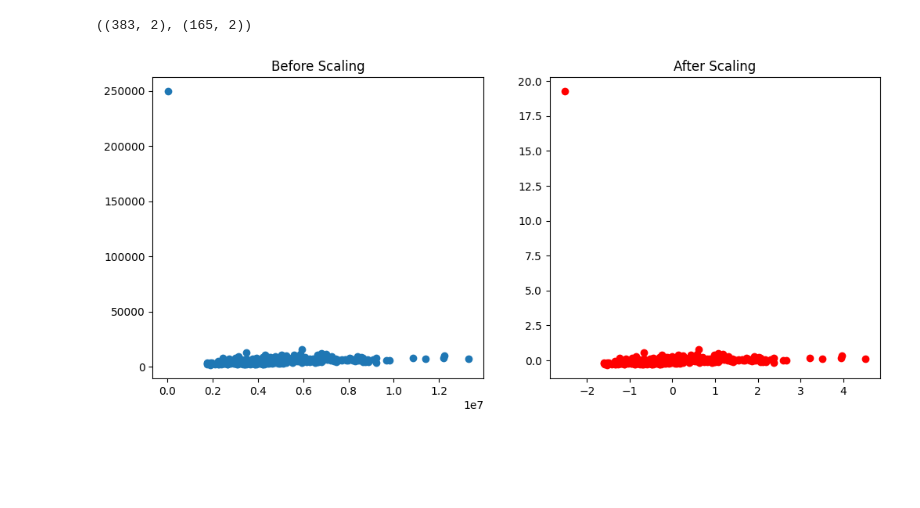
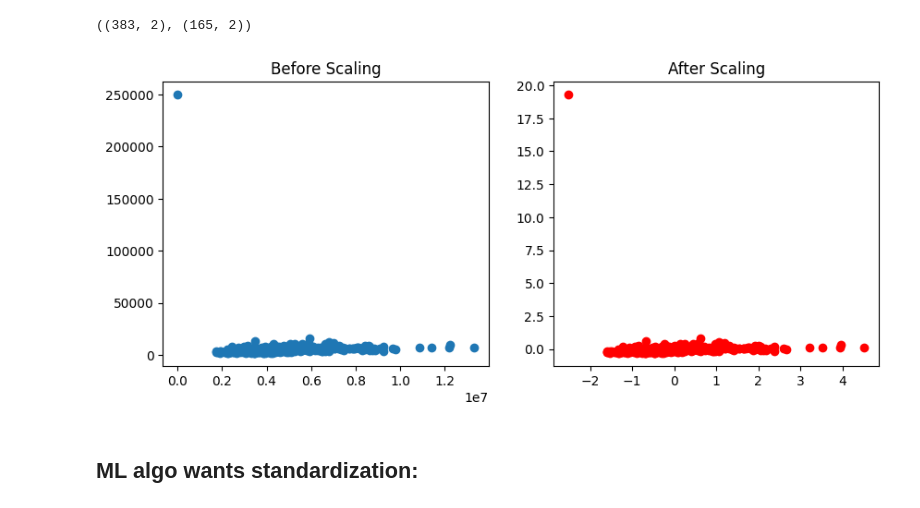
Before and after one commit to skm22/RICR---Data-Science, a Jupyter notebook: Notes/5. Feature Engineering/Feature Scaling/1. RICR Standardization Class Notes.ipynb, the cells around one changed output. Drawn from its saved outputs; the diff is of its cells as text; code cells hidden in the pictures; blank space fills up the shorter version.

Commit message:
some updates in standardization notes

```diff
--- a/Notes/5. Feature Engineering/Feature Scaling/1. RICR Standardization Class Notes.ipynb
+++ b/Notes/5. Feature Engineering/Feature Scaling/1. RICR Standardization Class Notes.ipynb
@@ -265,9 +289,9 @@ plt.scatter(new_df['price'], new_df['area'])
 from sklearn.model_selection import train_test_split
 new_x = new_df.drop('Purchased', axis=1)
 new_y = new_df['Purchased']
-X_train, X_test, y_train, y_test = train_test_split(new_x,new_y,test_size=0.3,random_state=0)
+new_X_train, new_X_test, new_y_train, new_y_test = train_test_split(new_x,new_y,test_size=0.3,random_state=0)
 
-X_train.shape, X_test.shape
+new_X_train.shape, new_X_test.shape
 # %% [output]
 ((383, 2), (165, 2))
 # %%
@@ -276,21 +300,23 @@ from sklearn.preprocessing import StandardScaler
 new_ss = StandardScaler()
 
 # fit the ss to the train set, it will learn the parameters
-new_ss.fit(X_train)
+new_ss.fit(new_X_train)
 
 # transform train and test sets
-X_train_s = new_ss.transform(X_train)
-X_test_s = new_ss.transform(X_test)
+new_X_train_s = new_ss.transform(new_X_train)
+new_X_test_s = new_ss.transform(new_X_test)
 # %%
-X_train_s = pd.DataFrame(X_train_s, columns=X_train.columns)
-X_test_s = pd.DataFrame(X_test_s, columns=X_test.columns)
+new_X_train_s = pd.DataFrame(new_X_train_s, columns=X_train.columns)
+new_X_test_s = pd.DataFrame(new_X_test_s, columns=X_test.columns)
 # %%
-fig, (ax1, ax2) = plt.subplots(ncols=2, figsize=(12, 5))
+fig, (ax1, ax2) = plt.subplots(ncols=2, figsize=(10, 4))
 
-ax1.scatter(X_train['price'], X_train['area'])
+ax1.scatter(new_X_train['price'], new_X_train['area'])
 ax1.set_title("Before Scaling")
-ax2.scatter(X_train_s['price'], X_train_s['area'],color='red')
+ax2.scatter(new_X_train_s['price'], new_X_train_s['area'],color='red')
 ax2.set_title("After Scaling")
 plt.show()
 # %% [output]
-[figure, old version]
+[figure, new version]
+# %% [markdown]
+## ML algo wants standardization:
```
Also changed, not shown: parts of 12 cells of this notebook, 2 other files.
